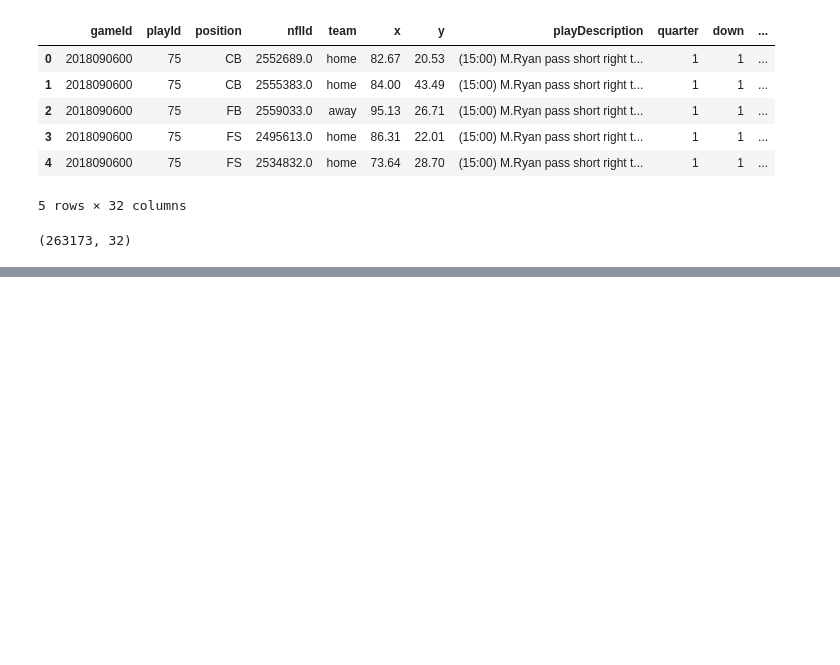
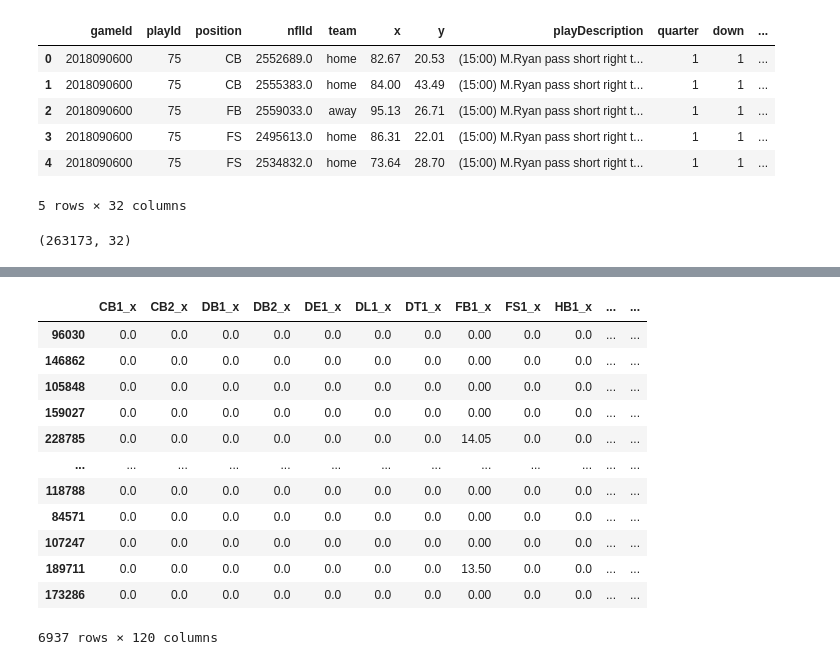
Before and after one commit to andrewbakert/NFL_Pass_Pred, a Jupyter notebook: pos_pred.ipynb, the cells around one changed output, grey strips where cells are left out. Cells and saved outputs as stored; diff of their text form; code cells hidden in the pictures; blank space fills up the shorter version.

```diff
--- a/pos_pred.ipynb
+++ b/pos_pred.ipynb
@@ -157,6 +148,22 @@ Name: offenseFormation, dtype: object
 from sklearn.model_selection import train_test_split
 
 X_train, X_test, y_train, y_test = train_test_split(X, y, random_state=0, stratify=y)
+# %%
+X_train
+# %% [output]
+|  | CB1_x | CB2_x | DB1_x | DB2_x | DE1_x | DL1_x | DT1_x | FB1_x | FS1_x | HB1_x | ... | ... |
+| 96030 | 0.0 | 0.0 | 0.0 | 0.0 | 0.0 | 0.0 | 0.0 | 0.00 | 0.0 | 0.0 | ... | ... |
+| 146862 | 0.0 | 0.0 | 0.0 | 0.0 | 0.0 | 0.0 | 0.0 | 0.00 | 0.0 | 0.0 | ... | ... |
+| 105848 | 0.0 | 0.0 | 0.0 | 0.0 | 0.0 | 0.0 | 0.0 | 0.00 | 0.0 | 0.0 | ... | ... |
+| 159027 | 0.0 | 0.0 | 0.0 | 0.0 | 0.0 | 0.0 | 0.0 | 0.00 | 0.0 | 0.0 | ... | ... |
+| 228785 | 0.0 | 0.0 | 0.0 | 0.0 | 0.0 | 0.0 | 0.0 | 14.05 | 0.0 | 0.0 | ... | ... |
+| ... | ... | ... | ... | ... | ... | ... | ... | ... | ... | ... | ... | ... |
+| 118788 | 0.0 | 0.0 | 0.0 | 0.0 | 0.0 | 0.0 | 0.0 | 0.00 | 0.0 | 0.0 | ... | ... |
+| 84571 | 0.0 | 0.0 | 0.0 | 0.0 | 0.0 | 0.0 | 0.0 | 0.00 | 0.0 | 0.0 | ... | ... |
+| 107247 | 0.0 | 0.0 | 0.0 | 0.0 | 0.0 | 0.0 | 0.0 | 0.00 | 0.0 | 0.0 | ... | ... |
+| 189711 | 0.0 | 0.0 | 0.0 | 0.0 | 0.0 | 0.0 | 0.0 | 13.50 | 0.0 | 0.0 | ... | ... |
+| 173286 | 0.0 | 0.0 | 0.0 | 0.0 | 0.0 | 0.0 | 0.0 | 0.00 | 0.0 | 0.0 | ... | ... |
+6937 rows × 120 columns
 # %%
 from sklearn.preprocessing import StandardScaler
 
```
Also changed, not shown: parts of 19 cells of this notebook.
